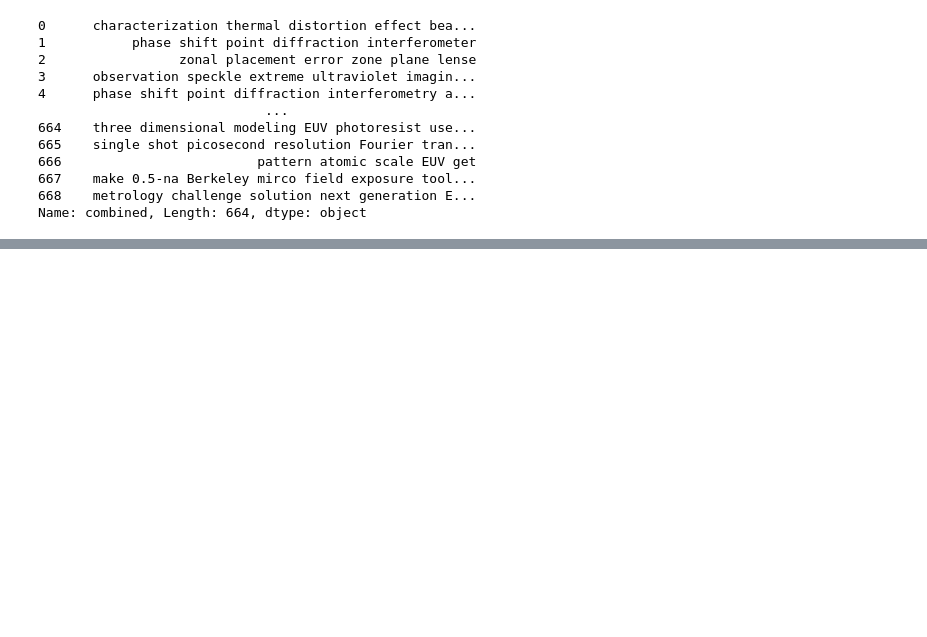
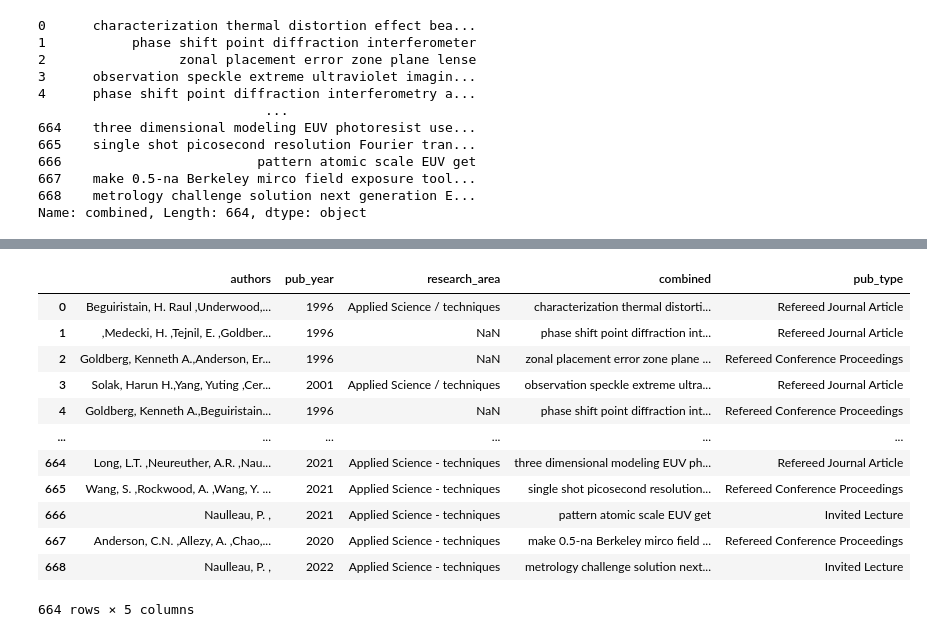
Before and after one commit to lbl-camera/berteley, a Jupyter notebook: Topic_Modeling_Pipeline.ipynb, the cells around one changed output, grey strips where cells are left out. Saved outputs shown, nothing was run; the diff lists cells and outputs as text; code cells hidden in the pictures; blank space fills up the shorter version.

```diff
--- a/Topic_Modeling_Pipeline.ipynb
+++ b/Topic_Modeling_Pipeline.ipynb
@@ -999,0 +1097,40 @@ Name: combined, Length: 664, dtype: object
+# %%
+start_time = time.time()
+iter_version = "BERTopic_SPECTER_v2/"
+
+
+for i in range(1):
+  # print("File:",str(i+1) + ' ' + files[i])
+  beam_name = "Beamline_12.0.1.2.xls"
+
+
+  df = pd.read_table(path + beam_name, on_bad_lines='skip')
+
+
+  # combine abstract and title
+  input_data = create_input_new(df)
+  # print(input_data)
+
+  # remove stopwords
+  input_data['combined'] = input_data['combined'].apply(remove_stop_df)
+
+  # lemmatize
+  input_data['combined'] = input_data['combined'].apply(lemma_spacy)
+
+  # remove punct
+  input_data['combined'] = input_data['combined'].apply(remove_punct_df)
+
+  # train model
+  sentence_model = SentenceTransformer('allenai-specter')
+  topic_model_specter = BERTopic(embedding_model=sentence_model,verbose=True)
+  list_text = input_data['combined'].to_list()
+
+  topics, probs = topic_model_specter.fit_transform(list_text)
+
+  years = input_data['pub_year'].to_list()
+
+
+  print("File: {} done ".format(i+1) )
+
+
+print('Total time taken (mins): ', int((time.time()-start_time)/60))
@@ -999,0 +1143,16 @@ Name: combined, Length: 664, dtype: object
+# %%
+input_data
+# %% [output]
+|  | authors | pub_year | research_area | combined | pub_type |
+| 0 | Beguiristain, H. Raul ,Underwood,... | 1996 | Applied Science / techniques | characterization thermal distorti... | Refereed Journal Article |
+| 1 | ,Medecki, H. ,Tejnil, E. ,Goldber... | 1996 | NaN | phase shift point diffraction int... | Refereed Journal Article |
+| 2 | Goldberg, Kenneth A.,Anderson, Er... | 1996 | NaN | zonal placement error zone plane ... | Refereed Conference Proceedings |
+| 3 | Solak, Harun H.,Yang, Yuting ,Cer... | 2001 | Applied Science / techniques | observation speckle extreme ultra... | Refereed Journal Article |
+| 4 | Goldberg, Kenneth A.,Beguiristain... | 1996 | NaN | phase shift point diffraction int... | Refereed Conference Proceedings |
+| ... | ... | ... | ... | ... | ... |
+| 664 | Long, L.T. ,Neureuther, A.R. ,Nau... | 2021 | Applied Science - techniques | three dimensional modeling EUV ph... | Refereed Journal Article |
+| 665 | Wang, S. ,Rockwood, A. ,Wang, Y. ... | 2021 | Applied Science - techniques | single shot picosecond resolution... | Refereed Conference Proceedings |
+| 666 | Naulleau, P. , | 2021 | Applied Science - techniques | pattern atomic scale EUV get | Invited Lecture |
+| 667 | Anderson, C.N. ,Allezy, A. ,Chao,... | 2020 | Applied Science - techniques | make 0.5-na Berkeley mirco field ... | Refereed Conference Proceedings |
+| 668 | Naulleau, P. , | 2022 | Applied Science - techniques | metrology challenge solution next... | Invited Lecture |
+664 rows × 5 columns
```
Also changed, not shown: parts of 13 cells of this notebook.
